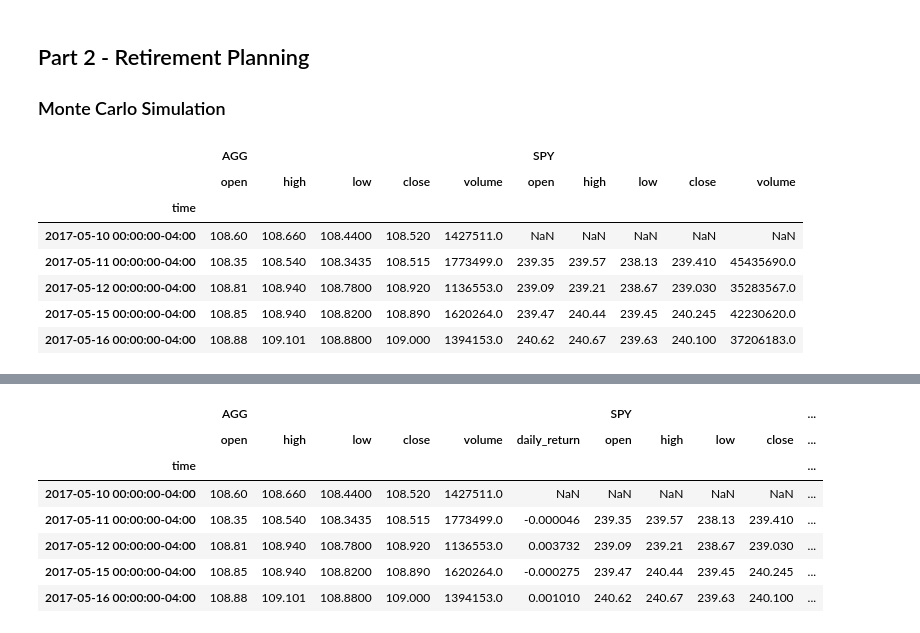
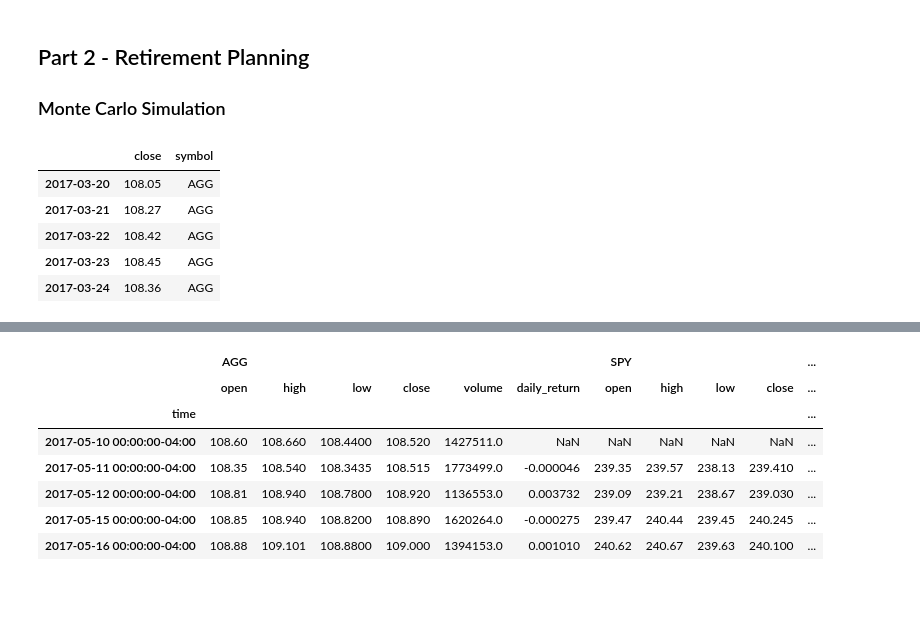
Before and after one commit to nomadic-me/Financial-Planner, a Jupyter notebook: financial-planner.ipynb, the cells around one changed output, grey strips where cells are left out. Saved outputs shown, nothing was run; the diff lists cells and outputs as text; code cells hidden in the pictures; blank space fills up the shorter version.

```diff
--- a/financial-planner.ipynb
+++ b/financial-planner.ipynb
@@ -181,21 +183,28 @@ Congratulations! You have enough money in your savings fund
 # %%
 # Set start and end dates of five years back from today.
 # Sample results may vary from the solution based on the time frame chosen
-start_date = pd.Timestamp('2016-05-01', tz='America/New_York').isoformat()
-end_date = pd.Timestamp('2021-05-01', tz='America/New_York').isoformat()
+
+##### Commenting Deprecated way to pass the start and end dates with the API
+#start_date = pd.Timestamp('2016-05-01', tz='America/New_York').isoformat()
+#end_date = pd.Timestamp('2021-05-01', tz='America/New_York').isoformat()
+
+#Updated way to pass the dates with the API
+start_date = "2017-03-20"
+end_date = "2022-03-20"
 # %%
 # Get 5 years' worth of historical data for SPY and AGG
 # (use a limit=1000 parameter to call the most recent 1000 days of data)
-# YOUR CODE HERE!
+api = REST(api_key , api_secret_key, api_version='v2')
+df_stock_data = api.get_bars(tickers, TimeFrame.Day, start_date, end_date, adjustment='raw').df
+df_stock_data.index=df_stock_data.index.date
+df_stock_data=df_stock_data[['close', 'symbol']]
 
 # Display sample data
 df_stock_data.head()
 # %% [output]
-|  | AGG |  |  |  |  | SPY |  |  |  |  |
-|  | open | high | low | close | volume | open | high | low | close | volume |
-| time |  |  |  |  |  |  |  |  |  |  |
-| 2017-05-10 00:00:00-04:00 | 108.60 | 108.660 | 108.4400 | 108.520 | 1427511.0 | NaN | NaN | NaN | NaN | NaN |
-| 2017-05-11 00:00:00-04:00 | 108.35 | 108.540 | 108.3435 | 108.515 | 1773499.0 | 239.35 | 239.57 | 238.13 | 239.410 | 45435690.0 |
-| 2017-05-12 00:00:00-04:00 | 108.81 | 108.940 | 108.7800 | 108.920 | 1136553.0 | 239.09 | 239.21 | 238.67 | 239.030 | 35283567.0 |
-| 2017-05-15 00:00:00-04:00 | 108.85 | 108.940 | 108.8200 | 108.890 | 1620264.0 | 239.47 | 240.44 | 239.45 | 240.245 | 42230620.0 |
-| 2017-05-16 00:00:00-04:00 | 108.88 | 109.101 | 108.8800 | 109.000 | 1394153.0 | 240.62 | 240.67 | 239.63 | 240.100 | 37206183.0 |
+|  | close | symbol |
+| 2017-03-20 | 108.05 | AGG |
+| 2017-03-21 | 108.27 | AGG |
+| 2017-03-22 | 108.42 | AGG |
+| 2017-03-23 | 108.45 | AGG |
+| 2017-03-24 | 108.36 | AGG |
```
Also changed, not shown: parts of 11 cells of this notebook.
